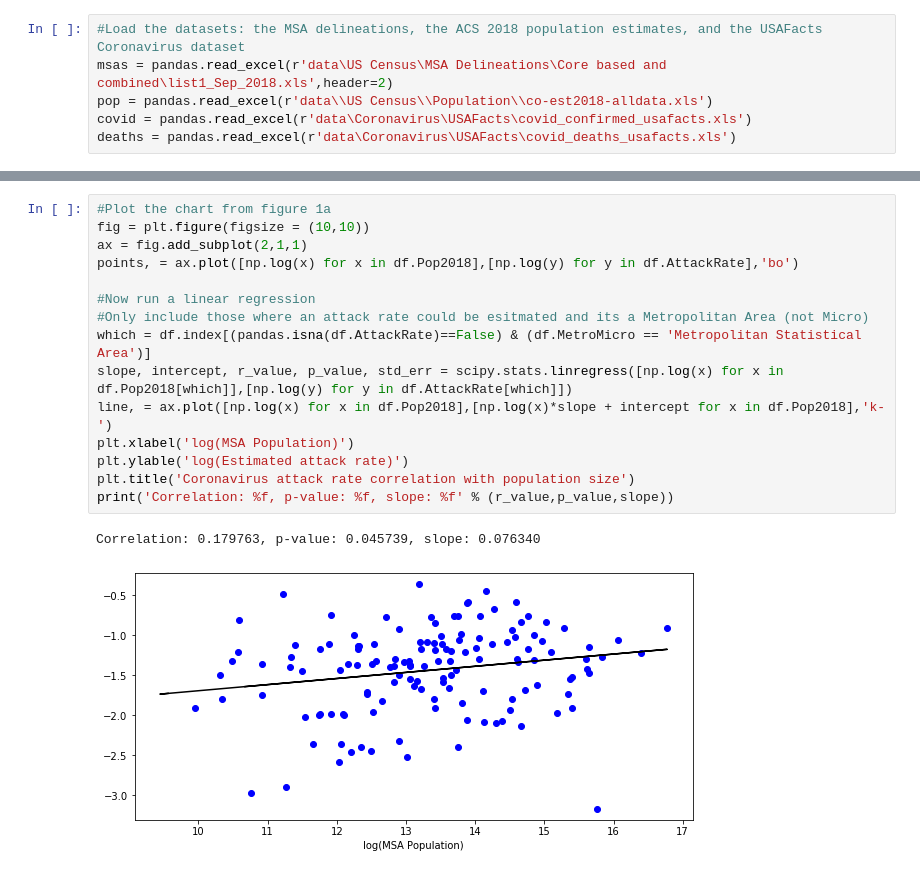
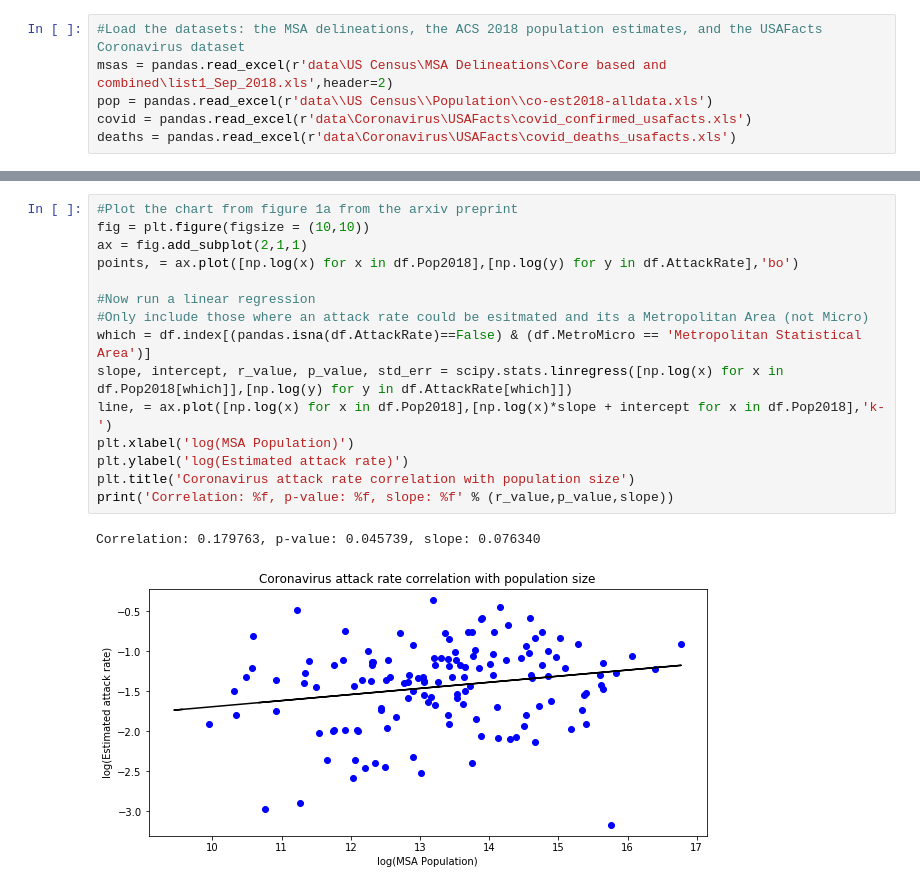
Before and after one commit to acabaniss/corona-scaling, a Jupyter notebook: coronascaling.ipynb, the cells around one changed output, grey strips where cells are left out. Cells and saved outputs as stored; diff of their text form.

```diff
--- a/coronascaling.ipynb
+++ b/coronascaling.ipynb
@@ -115,18 +122,18 @@ Zapata, TX had too few cases for inclusion
 # %%
-#Plot the chart from figure 1a
+#Plot the chart from figure 1a from the arxiv preprint
 fig = plt.figure(figsize = (10,10))
 ax = fig.add_subplot(2,1,1)
 points, = ax.plot([np.log(x) for x in df.Pop2018],[np.log(y) for y in df.AttackRate],'bo')
 
 #Now run a linear regression
 #Only include those where an attack rate could be esitmated and its a Metropolitan Area (not Micro)
 which = df.index[(pandas.isna(df.AttackRate)==False) & (df.MetroMicro == 'Metropolitan Statistical Area')]
 slope, intercept, r_value, p_value, std_err = scipy.stats.linregress([np.log(x) for x in df.Pop2018[which]],[np.log(y) for y in df.AttackRate[which]])
 line, = ax.plot([np.log(x) for x in df.Pop2018],[np.log(x)*slope + intercept for x in df.Pop2018],'k-')
 plt.xlabel('log(MSA Population)')
-plt.ylable('log(Estimated attack rate)')
+plt.ylabel('log(Estimated attack rate)')
 plt.title('Coronavirus attack rate correlation with population size')
 print('Correlation: %f, p-value: %f, slope: %f' % (r_value,p_value,slope))
 # %% [output]
 Correlation: 0.179763, p-value: 0.045739, slope: 0.076340
-[figure, old version]
+[figure, new version]
```
Also changed, not shown: parts of 4 cells of this notebook.
